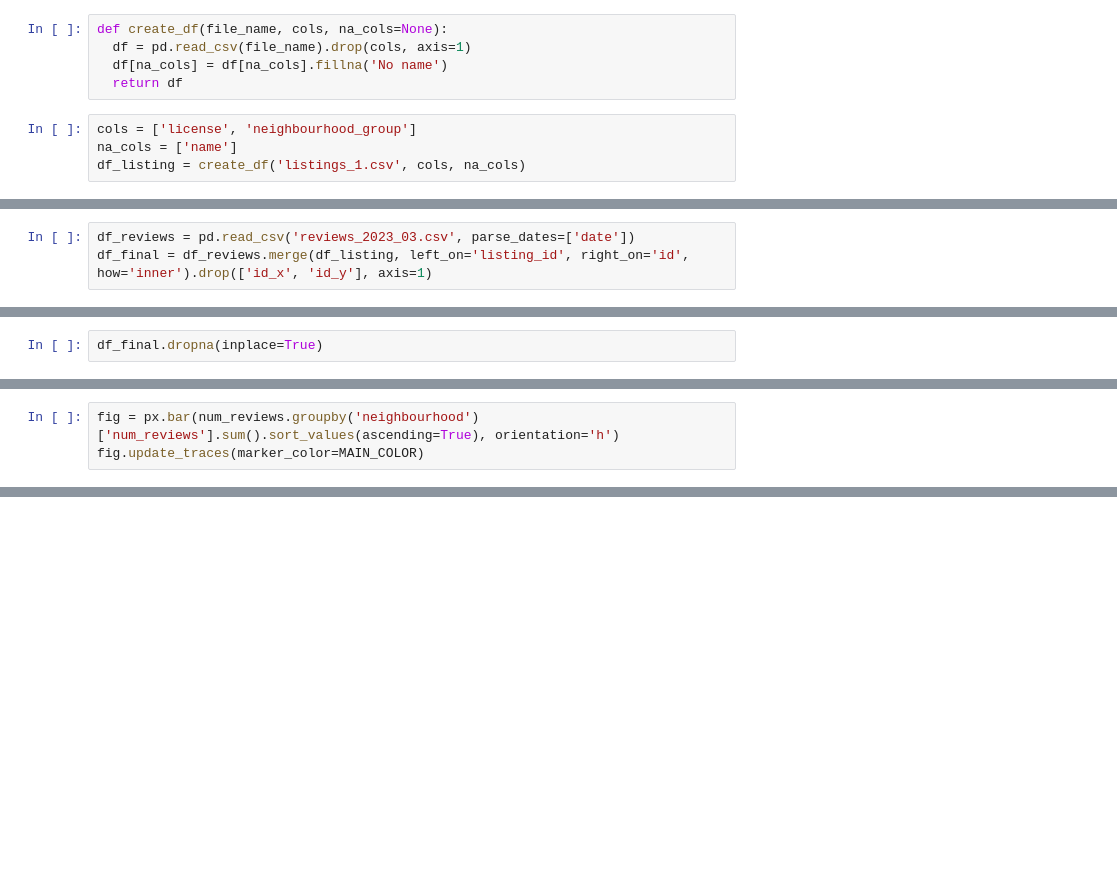
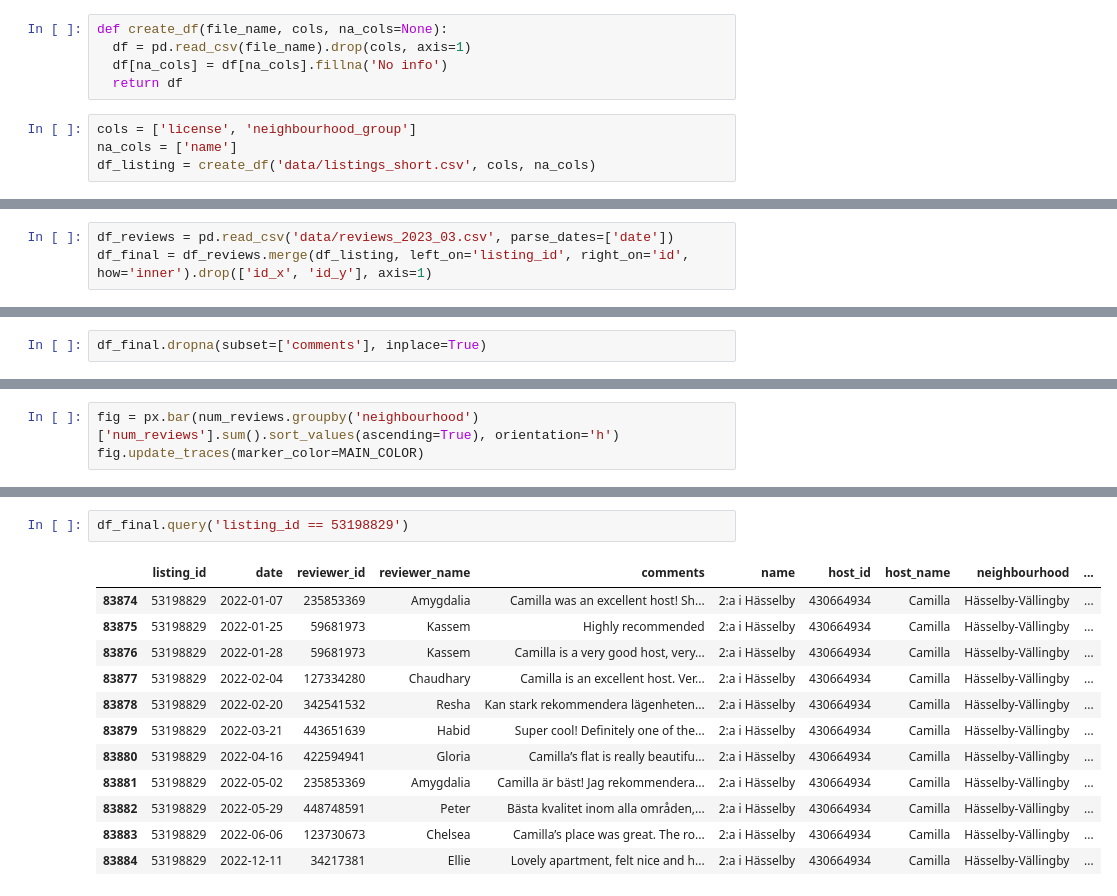
Before and after one commit to TanjaDS/Examensarbete_Airbnb, a Jupyter notebook: EDA.ipynb, the cells around one changed output, grey strips where cells are left out. Drawn from its saved outputs; the diff is of its cells as text; blank space fills up the shorter version.

```diff
--- a/EDA.ipynb
+++ b/EDA.ipynb
@@ -19,11 +15,11 @@ MAIN_COLOR = 'rgb(231,41,138)'
 # %%
 def create_df(file_name, cols, na_cols=None):
   df = pd.read_csv(file_name).drop(cols, axis=1)
-  df[na_cols] = df[na_cols].fillna('No name')
+  df[na_cols] = df[na_cols].fillna('No info')
   return df
 # %%
 cols = ['license', 'neighbourhood_group']
 na_cols = ['name']
-df_listing = create_df('listings_1.csv', cols, na_cols)
+df_listing = create_df('data/listings_short.csv', cols, na_cols)
 # %%
 df_listing.isna().sum().sort_values(ascending=False)
@@ -30,3 +44,3 @@ df_listing.isna().sum().sort_values(ascending=False)
 # %%
-df_reviews = pd.read_csv('reviews_2023_03.csv', parse_dates=['date'])
+df_reviews = pd.read_csv('data/reviews_2023_03.csv', parse_dates=['date'])
 df_final = df_reviews.merge(df_listing, left_on='listing_id', right_on='id', how='inner').drop(['id_x', 'id_y'], axis=1)
@@ -37,2 +77,2 @@ df_final[df_final['comments'].isna() == True]
 # %%
-df_final.dropna(inplace=True)
+df_final.dropna(subset=['comments'], inplace=True)
@@ -64,0 +185,15 @@ df_final[df_final['host_name'].str.contains("UNITY") == True].sort_values('date'
+# %%
+df_final.query('listing_id == 53198829')
+# %% [output]
+|  | listing_id | date | reviewer_id | reviewer_name | comments | name | host_id | host_name | neighbourhood | ... |
+| 83874 | 53198829 | 2022-01-07 | 235853369 | Amygdalia | Camilla was an excellent host! Sh... | 2:a i Hässelby | 430664934 | Camilla | Hässelby-Vällingby | ... |
+| 83875 | 53198829 | 2022-01-25 | 59681973 | Kassem | Highly recommended | 2:a i Hässelby | 430664934 | Camilla | Hässelby-Vällingby | ... |
+| 83876 | 53198829 | 2022-01-28 | 59681973 | Kassem | Camilla is a very good host, very... | 2:a i Hässelby | 430664934 | Camilla | Hässelby-Vällingby | ... |
+| 83877 | 53198829 | 2022-02-04 | 127334280 | Chaudhary | Camilla is an excellent host. Ver... | 2:a i Hässelby | 430664934 | Camilla | Hässelby-Vällingby | ... |
+| 83878 | 53198829 | 2022-02-20 | 342541532 | Resha | Kan stark rekommendera lägenheten... | 2:a i Hässelby | 430664934 | Camilla | Hässelby-Vällingby | ... |
+| 83879 | 53198829 | 2022-03-21 | 443651639 | Habid | Super cool! Definitely one of the... | 2:a i Hässelby | 430664934 | Camilla | Hässelby-Vällingby | ... |
+| 83880 | 53198829 | 2022-04-16 | 422594941 | Gloria | Camilla’s flat is really beautifu... | 2:a i Hässelby | 430664934 | Camilla | Hässelby-Vällingby | ... |
+| 83881 | 53198829 | 2022-05-02 | 235853369 | Amygdalia | Camilla är bäst! Jag rekommendera... | 2:a i Hässelby | 430664934 | Camilla | Hässelby-Vällingby | ... |
+| 83882 | 53198829 | 2022-05-29 | 448748591 | Peter | Bästa kvalitet inom alla områden,... | 2:a i Hässelby | 430664934 | Camilla | Hässelby-Vällingby | ... |
+| 83883 | 53198829 | 2022-06-06 | 123730673 | Chelsea | Camilla’s place was great. The ro... | 2:a i Hässelby | 430664934 | Camilla | Hässelby-Vällingby | ... |
+| 83884 | 53198829 | 2022-12-11 | 34217381 | Ellie | Lovely apartment, felt nice and h... | 2:a i Hässelby | 430664934 | Camilla | Hässelby-Vällingby | ... |
```
Also changed, not shown: parts of 24 cells of this notebook, 2 other files.
